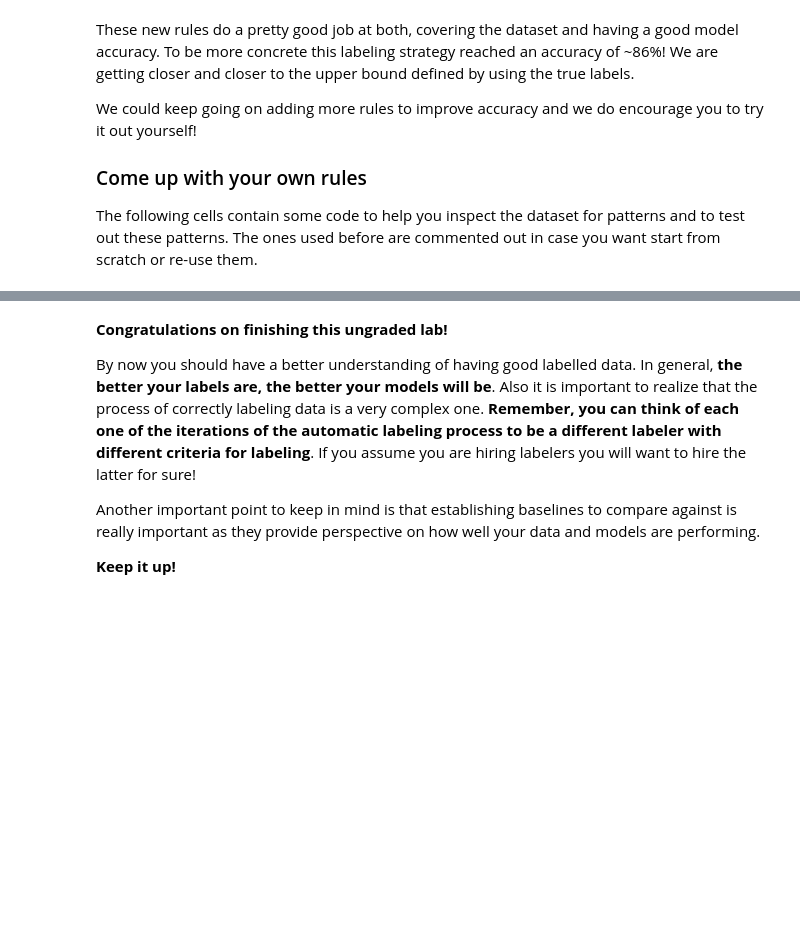
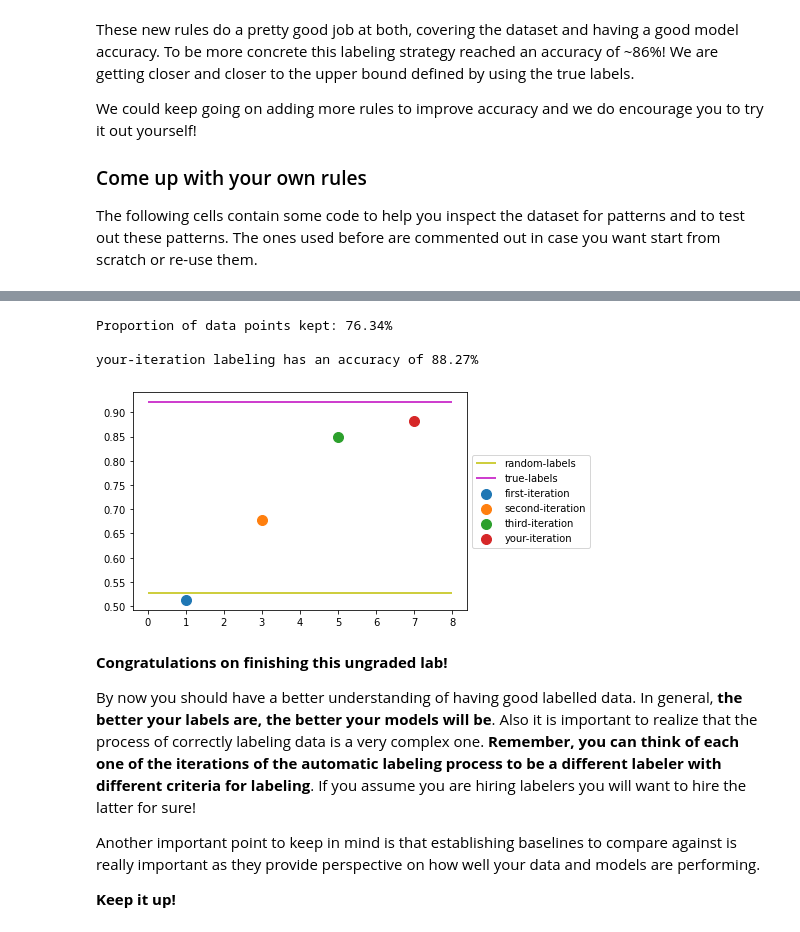
Before and after one commit to frankwwu/Machine-Learning-Engineering-for-Production-MLOps-Specialization, a Jupyter notebook: 1. Introduction to Machine Learning in Production/Week 3. Data Definition and Baseline/C1W3_Data_Labeling_Ungraded_Lab.ipynb, the cells around one changed output, grey strips where cells are left out. Cells and saved outputs as stored; diff of their text form; code cells hidden in the pictures; blank space fills up the shorter version.

Commit message:
Data Labeling

```diff
--- a/1. Introduction to Machine Learning in Production/Week 3. Data Definition and Baseline/C1W3_Data_Labeling_Ungraded_Lab.ipynb
+++ b/1. Introduction to Machine Learning in Production/Week 3. Data Definition and Baseline/C1W3_Data_Labeling_Ungraded_Lab.ipynb
@@ -493,42 +585,51 @@ df_labeled[df_labeled.label==1]
 def your_labeling_rules(x):
 
     # Convert text to lowercase
     x = x.lower()
 
     # Define your rules for classifying as NOT_SPAM
     not_spam_rules = [
-#         "view" in x,
-#         "song" in x,
-#         len(x) < 30
+        "view" in x,
+        "song" in x,
+        len(x) < 25
     ]
 
 
     # Define your rules for classifying as SPAM
     spam_rules = [
-#         "free" in x,
-#         "subs" in x,
-#         "gift" in x,
-#         "follow" in x,
-#         "http" in x,
-#         "check out" in x
+        "facebook" in x,
+        "fb" in x,
+        "free" in x,
+        "subs" in x,
+        "gift" in x,
+        "follow" in x,
+        "http" in x,
+        "check out" in x,
+        ".com/" in x,
+        len(x) > 400
     ]
 
     # Classify depending on your rules
     if any(not_spam_rules):
         return 0
 
     if any(spam_rules):
         return 1
 
     return -1
 
 
 try:
     label_given_rules(X_train, your_labeling_rules, "your-iteration")
     plot_accuracies()
 
 except ValueError:
     print("You have not defined any rules.")
+# %% [output]
+Proportion of data points kept: 76.34%
+
+your-iteration labeling has an accuracy of 88.27%
+[figure, added]
 # %% [markdown]
 **Congratulations on finishing this ungraded lab!**
 
```
Also changed, not shown: parts of 18 cells of this notebook, 5 other files.
